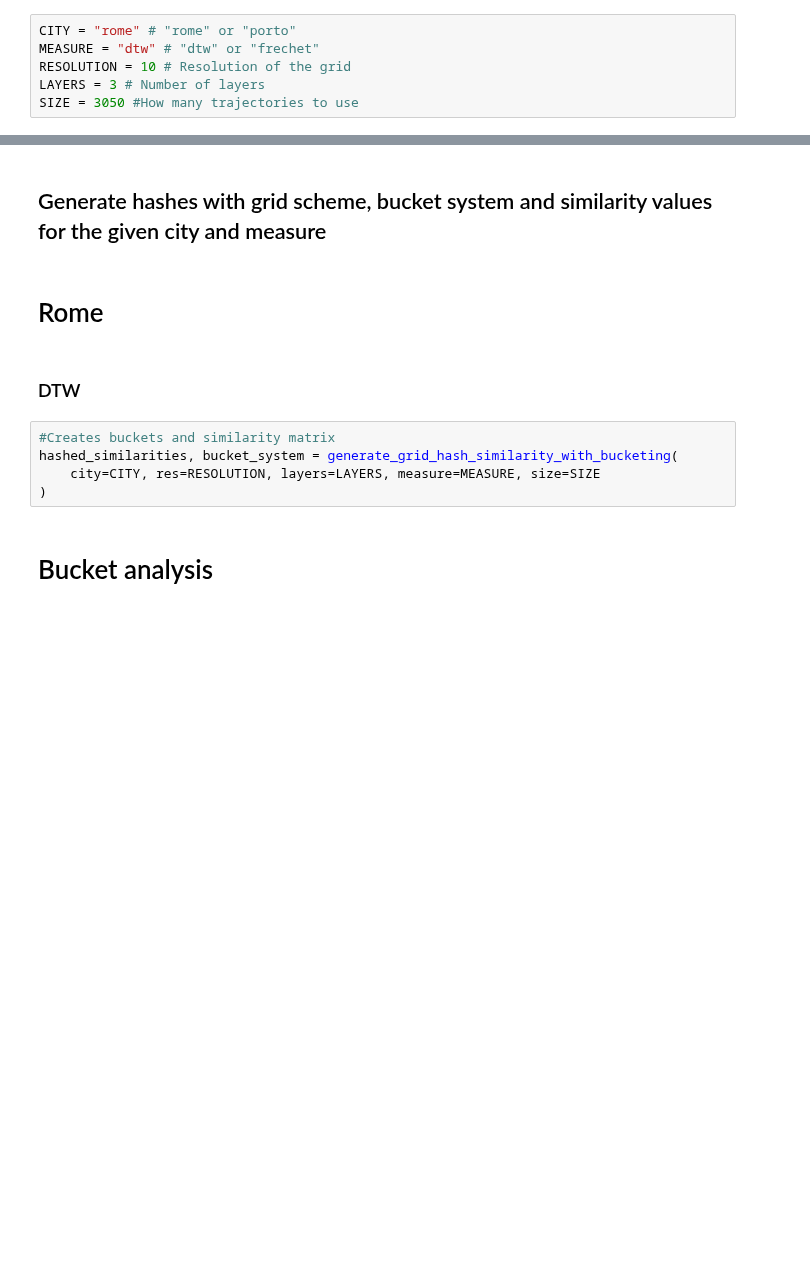
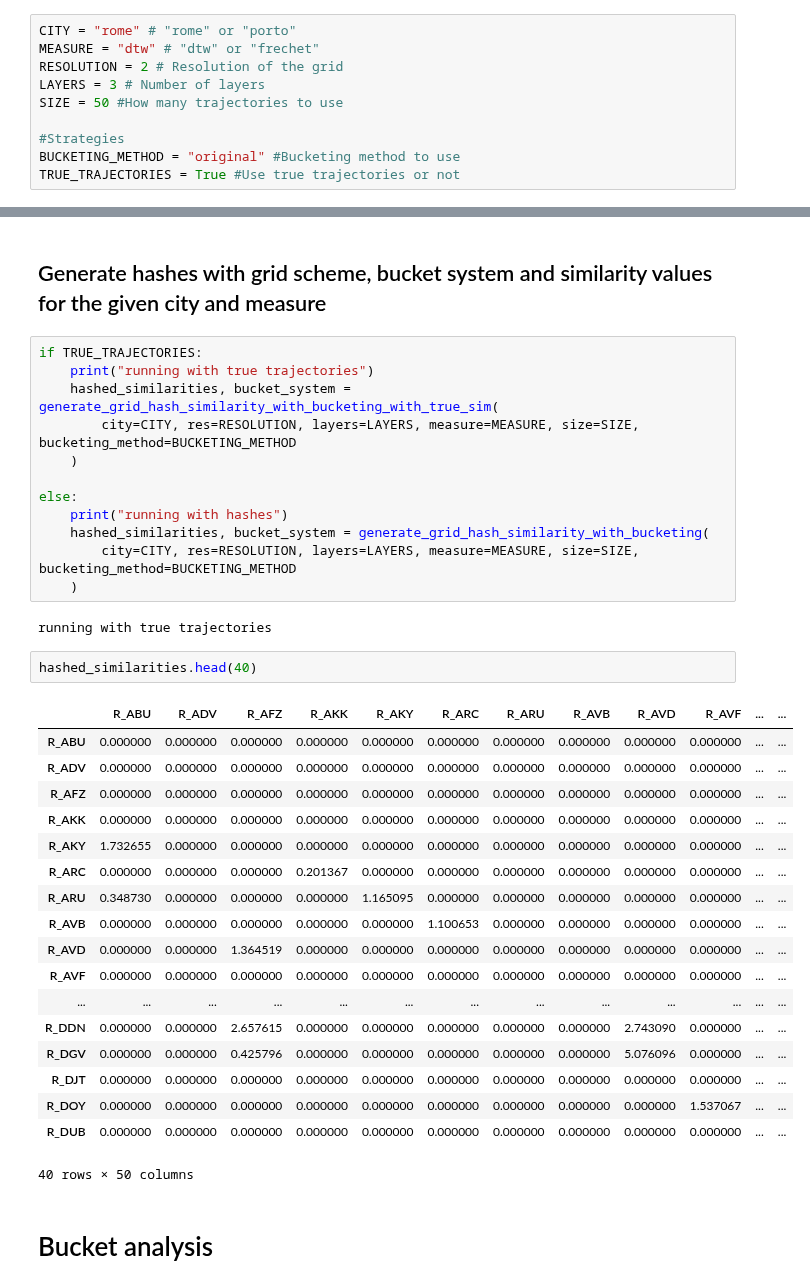
Before and after one commit to eivindmidtbo/masteroppgave, a Jupyter notebook: computation/similarity_values/hashed/bucketing_compute_grid_similarity_values.ipynb, the cells around one changed output, grey strips where cells are left out. Cells and saved outputs as stored; diff of their text form; blank space fills up the shorter version.

Commit message:
Update functions for using true trajectories

```diff
--- a/computation/similarity_values/hashed/bucketing_compute_grid_similarity_values.ipynb
+++ b/computation/similarity_values/hashed/bucketing_compute_grid_similarity_values.ipynb
@@ -50,9 +52,13 @@ import pandas as pd
 # %%
 CITY = "rome" # "rome" or "porto"
 MEASURE = "dtw" # "dtw" or "frechet"
-RESOLUTION = 10 # Resolution of the grid
+RESOLUTION = 2 # Resolution of the grid
 LAYERS = 3 # Number of layers
-SIZE = 3050 #How many trajectories to use
+SIZE = 50 #How many trajectories to use
+
+#Strategies
+BUCKETING_METHOD = "original" #Bucketing method to use
+TRUE_TRAJECTORIES = True #Use true trajectories or not
 # %% [markdown]
 ## Retrieving the true similarity values
 # %%
@@ -73,15 +79,41 @@ true_sim_matrix_df = true_sim_matrix_df.map(convert_to_float)
 true_sim_matrix_df = (true_sim_matrix_df + true_sim_matrix_df.T)
 # %% [markdown]
 ## Generate hashes with grid scheme, bucket system and similarity values for the given city and measure
-# %% [markdown]
-# Rome
-# %% [markdown]
-### DTW
-# %%
-#Creates buckets and similarity matrix
-hashed_similarities, bucket_system = generate_grid_hash_similarity_with_bucketing(
-    city=CITY, res=RESOLUTION, layers=LAYERS, measure=MEASURE, size=SIZE
-)
+# %%
+if TRUE_TRAJECTORIES:
+    print("running with true trajectories")
+    hashed_similarities, bucket_system = generate_grid_hash_similarity_with_bucketing_with_true_sim(
+        city=CITY, res=RESOLUTION, layers=LAYERS, measure=MEASURE, size=SIZE, bucketing_method=BUCKETING_METHOD
+    )
+
+else:
+    print("running with hashes")
+    hashed_similarities, bucket_system = generate_grid_hash_similarity_with_bucketing(
+        city=CITY, res=RESOLUTION, layers=LAYERS, measure=MEASURE, size=SIZE, bucketing_method=BUCKETING_METHOD
+    )
+# %% [output]
+running with true trajectories
+# %%
+hashed_similarities.head(40)
+# %% [output]
+|  | R_ABU | R_ADV | R_AFZ | R_AKK | R_AKY | R_ARC | R_ARU | R_AVB | R_AVD | R_AVF | ... | ... |
+| R_ABU | 0.000000 | 0.000000 | 0.000000 | 0.000000 | 0.000000 | 0.000000 | 0.000000 | 0.000000 | 0.000000 | 0.000000 | ... | ... |
+| R_ADV | 0.000000 | 0.000000 | 0.000000 | 0.000000 | 0.000000 | 0.000000 | 0.000000 | 0.000000 | 0.000000 | 0.000000 | ... | ... |
+| R_AFZ | 0.000000 | 0.000000 | 0.000000 | 0.000000 | 0.000000 | 0.000000 | 0.000000 | 0.000000 | 0.000000 | 0.000000 | ... | ... |
+| R_AKK | 0.000000 | 0.000000 | 0.000000 | 0.000000 | 0.000000 | 0.000000 | 0.000000 | 0.000000 | 0.000000 | 0.000000 | ... | ... |
+| R_AKY | 1.732655 | 0.000000 | 0.000000 | 0.000000 | 0.000000 | 0.000000 | 0.000000 | 0.000000 | 0.000000 | 0.000000 | ... | ... |
+| R_ARC | 0.000000 | 0.000000 | 0.000000 | 0.201367 | 0.000000 | 0.000000 | 0.000000 | 0.000000 | 0.000000 | 0.000000 | ... | ... |
+| R_ARU | 0.348730 | 0.000000 | 0.000000 | 0.000000 | 1.165095 | 0.000000 | 0.000000 | 0.000000 | 0.000000 | 0.000000 | ... | ... |
+| R_AVB | 0.000000 | 0.000000 | 0.000000 | 0.000000 | 0.000000 | 1.100653 | 0.000000 | 0.000000 | 0.000000 | 0.000000 | ... | ... |
+| R_AVD | 0.000000 | 0.000000 | 1.364519 | 0.000000 | 0.000000 | 0.000000 | 0.000000 | 0.000000 | 0.000000 | 0.000000 | ... | ... |
+| R_AVF | 0.000000 | 0.000000 | 0.000000 | 0.000000 | 0.000000 | 0.000000 | 0.000000 | 0.000000 | 0.000000 | 0.000000 | ... | ... |
+| ... | ... | ... | ... | ... | ... | ... | ... | ... | ... | ... | ... | ... |
+| R_DDN | 0.000000 | 0.000000 | 2.657615 | 0.000000 | 0.000000 | 0.000000 | 0.000000 | 0.000000 | 2.743090 | 0.000000 | ... | ... |
+| R_DGV | 0.000000 | 0.000000 | 0.425796 | 0.000000 | 0.000000 | 0.000000 | 0.000000 | 0.000000 | 5.076096 | 0.000000 | ... | ... |
+| R_DJT | 0.000000 | 0.000000 | 0.000000 | 0.000000 | 0.000000 | 0.000000 | 0.000000 | 0.000000 | 0.000000 | 0.000000 | ... | ... |
+| R_DOY | 0.000000 | 0.000000 | 0.000000 | 0.000000 | 0.000000 | 0.000000 | 0.000000 | 0.000000 | 0.000000 | 1.537067 | ... | ... |
+| R_DUB | 0.000000 | 0.000000 | 0.000000 | 0.000000 | 0.000000 | 0.000000 | 0.000000 | 0.000000 | 0.000000 | 0.000000 | ... | ... |
+40 rows × 50 columns
 # %% [markdown]
 # Bucket analysis
 # %% [markdown]
```
Also changed, not shown: parts of 3 cells of this notebook, 5 other files.
